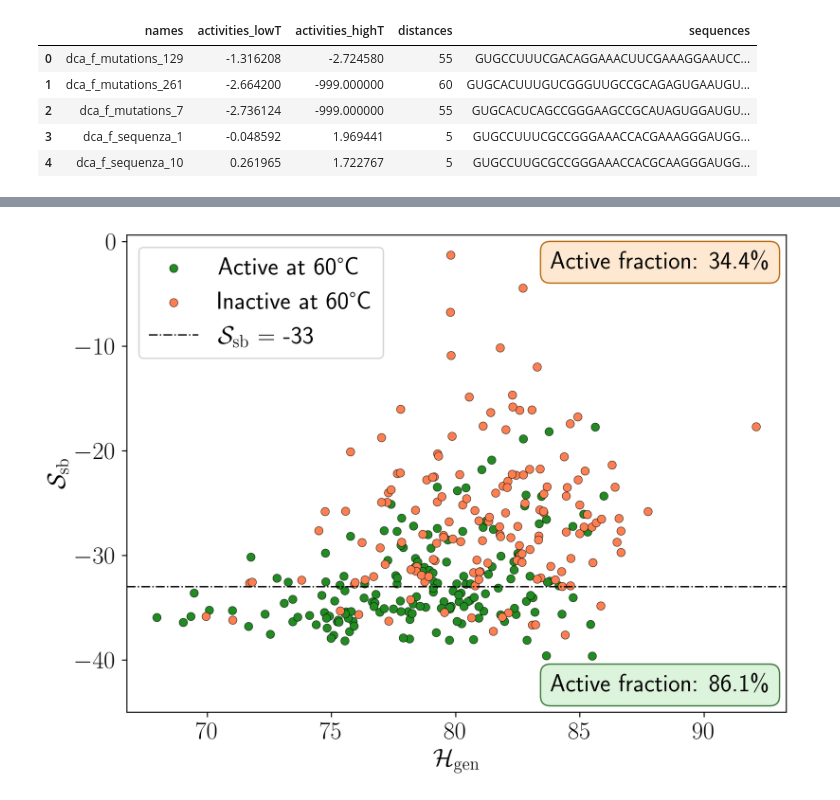
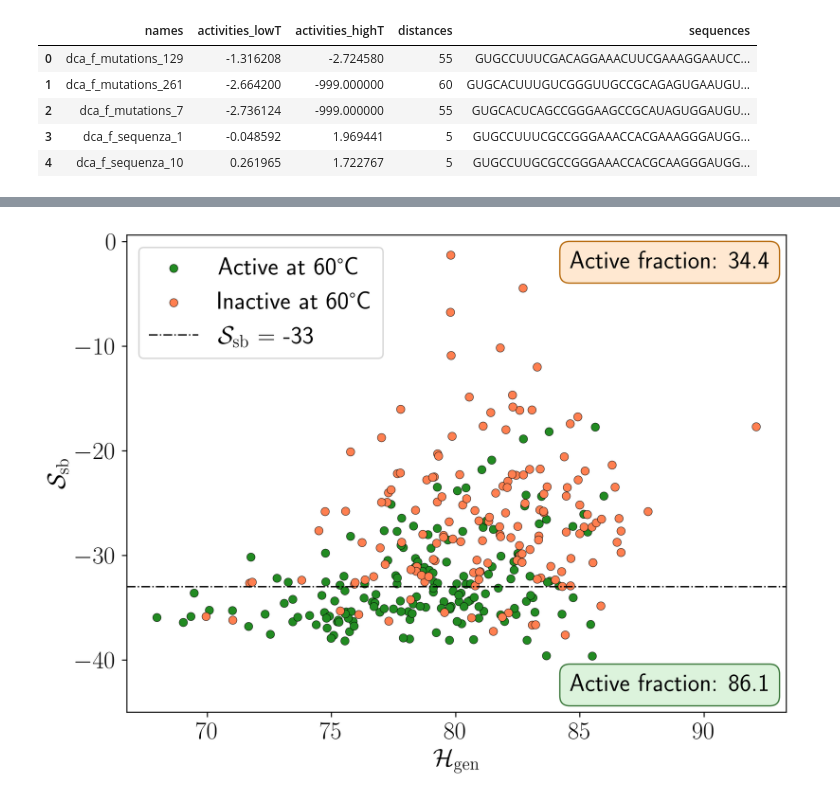
Before and after one commit to spqb/thermostable-ribozymes, a Jupyter notebook: lore/post_experiment_analysis/src/analysis_old_data.ipynb, the cells around one changed output, grey strips where cells are left out. Cells and saved outputs as stored; diff of their text form; code cells hidden in the pictures.

```diff
--- a/lore/post_experiment_analysis/src/analysis_old_data.ipynb
+++ b/lore/post_experiment_analysis/src/analysis_old_data.ipynb
@@ -74,0 +75,3 @@ df.to_csv("../Group_I_Intron/Matching_Data_corrected.csv", index=False)
+# %%
+df = pd.read_csv("../Group_I_Intron/Matching_Data_corrected.csv")
+df.head()
@@ -166,35 +231,35 @@ ax.axhline(-sb_threshold, color="black", linestyle="-.", linewidth=1.0, label=r"
 ax.legend()
 
 # Add two annotation boxes on the right side: one above and one below the threshold.
-above_text = f"Active fraction: {pct_active_above:.1f}\%"
-below_text = f"Active fraction: {pct_active_below:.1f}\%"
+above_text = f"Active fraction: {pct_active_above:.1f}%"
+below_text = f"Active fraction: {pct_active_below:.1f}%"
 
 ax.text(
     0.975,
     0.08,
     above_text,
     transform=ax.transAxes,
     va="top",
     ha="right",
     bbox=dict(boxstyle="round,pad=0.4", facecolor="#d9f2d9", edgecolor="#2f6f2f", alpha=0.9),
 )
 ax.text(
     0.975,
     0.92,
     below_text,
     transform=ax.transAxes,
     va="bottom",
     ha="right",
     bbox=dict(boxstyle="round,pad=0.4", facecolor="#ffe6cc", edgecolor="#b36200", alpha=0.9),
 )
 
 ax.set_xlabel(r"$\mathcal{H}_\mathrm{gen}$")
 ax.set_ylabel(r"$\mathcal{S}_\mathrm{sb}$")
 ax.set_ylim(-45)
 
 plt.tight_layout()
-plt.savefig("../../../results/Images/Group_I_intron/active_fractions_old_data.pdf")
-plt.savefig("../../../results/Images/Group_I_intron/active_fractions_old_data.png")
+# plt.savefig("../../../results/Images/Group_I_intron/active_fractions_old_data.pdf")
+# plt.savefig("../../../results/Images/Group_I_intron/active_fractions_old_data.png")
 plt.show()
 # %% [output]
-[figure, old version]
+[figure, new version]
```
Also changed, not shown: parts of 8 cells of this notebook, 8 other files.
